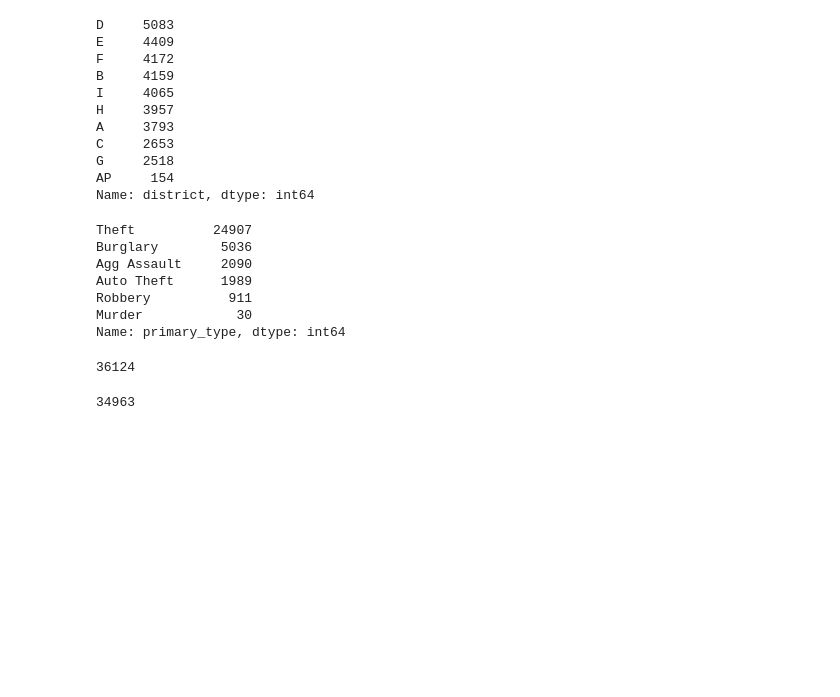
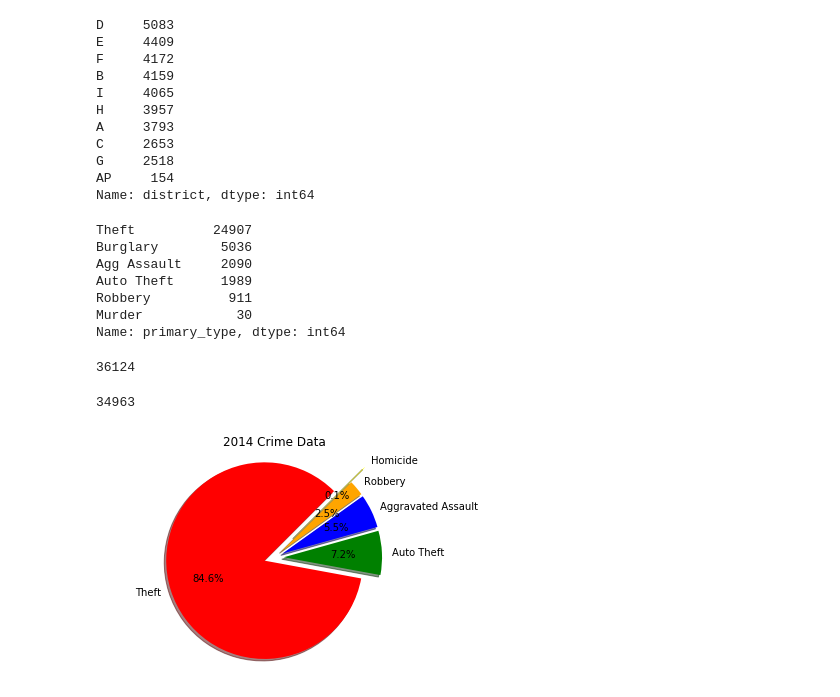
Before and after one commit to shruthieg/Austin-Crime-Data-Analytics, a Jupyter notebook: Project_1_DataClean2.ipynb, the cells around one changed output. Cells and saved outputs as stored; diff of their text form; code cells hidden in the pictures; blank space fills up the shorter version.

```diff
--- a/Project_1_DataClean2.ipynb
+++ b/Project_1_DataClean2.ipynb
@@ -296,0 +299,16 @@ crime_data_2016.to_csv(output_data_file_2016)
+# %%
+primary_type = ["Theft", "Auto Theft", "Aggravated Assault", "Robbery", "Homicide"]
+counts = [27915,2390,1827,839,25]
+colors = ["red","green","blue","orange","yellow"]
+explode = (0.1,0.1,0.1,0.1,0.3)
+# %%
+plt.pie(counts, explode=explode, labels=primary_type, colors=colors,
+        autopct="%1.1f%%", shadow=True, startangle=45)
+# Create axes which are equal so we have a perfect circle
+plt.axis("equal")
+plt.title('2014 Crime Data')
+# Save an image of our chart and print the final product to the screen
+#plt.savefig("../Images/PyPies.png")
+plt.show()
+# %% [output]
+[figure, added]
```
Also changed, not shown: parts of 75 cells of this notebook, 1 other file.
